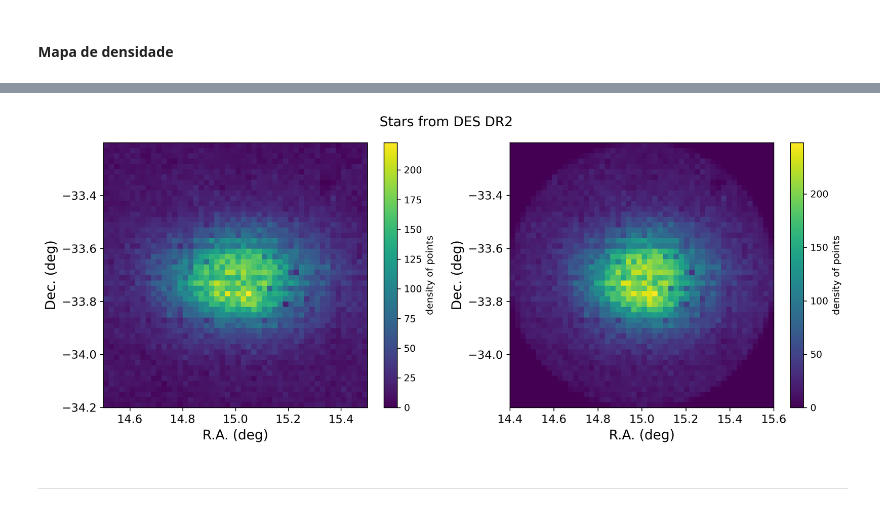
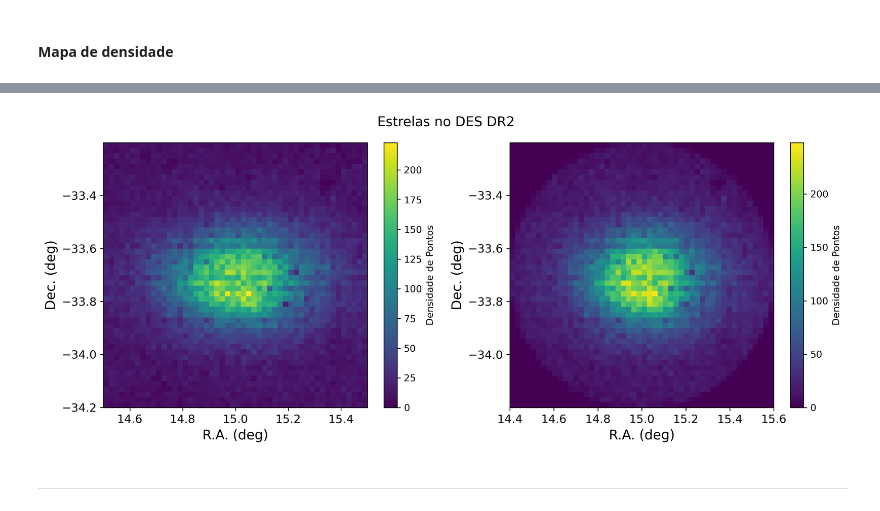
Before and after one commit to helenocampos/curso_python_bd, a Jupyter notebook: bd_DES_DR2.ipynb, the cells around one changed output, grey strips where cells are left out. Saved outputs shown, nothing was run; the diff lists cells and outputs as text; code cells hidden in the pictures.

```diff
--- a/bd_DES_DR2.ipynb
+++ b/bd_DES_DR2.ipynb
@@ -330,19 +330,19 @@ Wall time: 330 ms
 # %%
 %%time
 plt.figure(figsize=[12,5], dpi=300)
-plt.suptitle("Stars from DES DR2", fontsize=14)
+plt.suptitle("Estrelas no DES DR2", fontsize=14)
 plt.subplot(1,2,1)
 plt.hist2d(dados_exemplo_1.ra, dados_exemplo_1.dec, bins=50)
 plt.xlabel("R.A. (deg)", fontsize=14)
 plt.ylabel("Dec. (deg)", fontsize=14)
-plt.colorbar(label="density of points")
+plt.colorbar(label="Densidade de Pontos")
 plt.xticks(fontsize=12)
 plt.yticks(fontsize=12)
 plt.subplot(1,2,2)
 plt.hist2d(dados_exemplo_2.ra, dados_exemplo_2.dec, bins=50)
 plt.xlabel("R.A. (deg)", fontsize=14)
 plt.ylabel("Dec. (deg)", fontsize=14)
-plt.colorbar(label="density of points")
+plt.colorbar(label="Densidade de Pontos")
 plt.xticks(fontsize=12)
 plt.yticks(fontsize=12)
 plt.tight_layout()
@@ -352,4 +352,4 @@ Wall time: 290 ms
-[figure, old version]
+[figure, new version]
 # %% [markdown]
 ***
 # %% [markdown]
```
Also changed, not shown: parts of 5 cells of this notebook, 5 other files.
